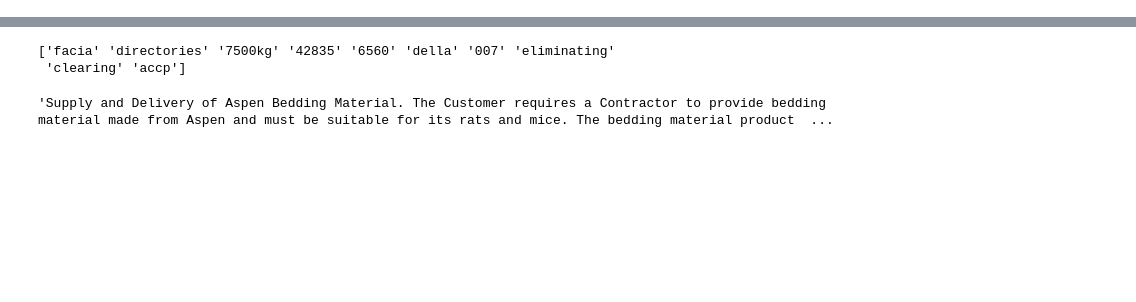
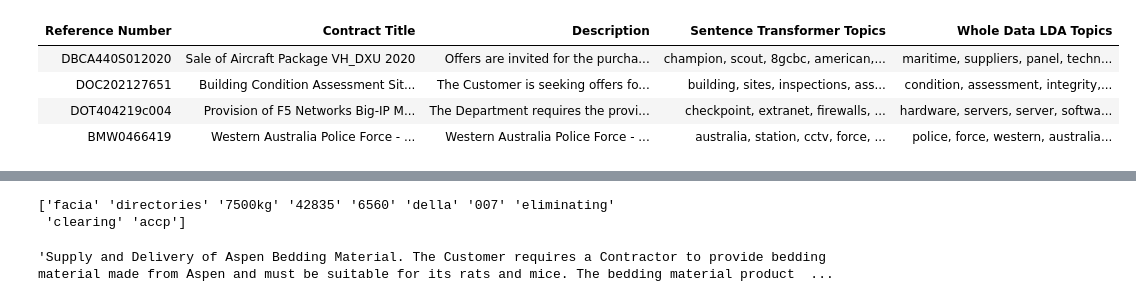
Before and after one commit to Doodem/UWACapstoneG2, a Jupyter notebook: contributions/max_chatfield_22176321/topic_modelling/HPA.ipynb, the cells around one changed output, grey strips where cells are left out. Drawn from its saved outputs; the diff is of its cells as text; code cells hidden in the pictures; blank space fills up the shorter version.

```diff
--- a/contributions/max_chatfield_22176321/topic_modelling/HPA.ipynb
+++ b/contributions/max_chatfield_22176321/topic_modelling/HPA.ipynb
@@ -111,0 +151,18 @@ model.summary()
+# %%
+indices = [1000,1201,10004,20000]
+# %%
+import pandas as pd
+bert_tender_clusters = pd.read_csv("../../../data/clustering/bert_clusters.csv", dtype={"Reference Number": str})
+bert_cluster_topics = pd.read_csv("../../../data/clustering/bert_cluster_topics.csv", dtype={"Topics": str})
+sentence_transformer_tender_clusters = pd.read_csv("../../../data/clustering/sentence_bert_clusters.csv", dtype={"Reference Number": str})
+sentence_transformer_cluster_topics = pd.read_csv("../../../data/clustering/sentence_bert_cluster_topics.csv", dtype={"Topics": str})
+summary_tender_clusters = pd.read_csv("../../../data/clustering/summary_clusters.csv", dtype={"Reference Number": str})
+summary_cluster_topics = pd.read_csv("../../../data/clustering/summary_cluster_topics.csv", dtype={"Topics": str})
+# %%
+tenders_structured = Panda.load_tender_uniques("../../../data/UpdatedAgainTenders.xlsx")
+def join_df_with_clusters_and_topics(tender_data, tender_clusters, cluster_topics):
+    combined = pd.merge(tender_data, tender_clusters, on = "Reference Number", how = "left")
+    combined = pd.merge(combined, cluster_topics, on = "Cluster", how = "left")
+    return combined
+# %%
+sentence_combined = join_df_with_clusters_and_topics(tenders_structured, sentence_transformer_tender_clusters, sentence_transformer_cluster_topics)
@@ -111,0 +177,13 @@ model.summary()
+# %%
+sentence_combined = sentence_combined.rename(columns={"Topics": "Sentence Transformer Topics"})
+wd_tenders = wd_tenders.rename(columns={"Topics": "Whole Data LDA Topics"})
+compare_combined = pd.merge(sentence_combined[["Reference Number", "Contract Title", "Description", "Sentence Transformer Topics"]],
+                            wd_tenders[["Reference Number", "Whole Data LDA Topics"]], on = "Reference Number")
+
+Panda.pretty_print(compare_combined.loc[indices])
+# %% [output]
+| Reference Number | Contract Title | Description | Sentence Transformer Topics | Whole Data LDA Topics |
+| DBCA440S012020 | Sale of Aircraft Package VH_DXU 2020 | Offers are invited for the purcha... | champion, scout, 8gcbc, american,... | maritime, suppliers, panel, techn... |
+| DOC202127651 | Building Condition Assessment Sit... | The Customer is seeking offers fo... | building, sites, inspections, ass... | condition, assessment, integrity,... |
+| DOT404219c004 | Provision of F5 Networks Big-IP M... | The Department requires the provi... | checkpoint, extranet, firewalls, ... | hardware, servers, server, softwa... |
+| BMW0466419 | Western Australia Police Force - ... | Western Australia Police Force - ... | australia, station, cctv, force, ... | police, force, western, australia... |
```
Also changed, not shown: parts of 27 cells of this notebook, 7 other files.
